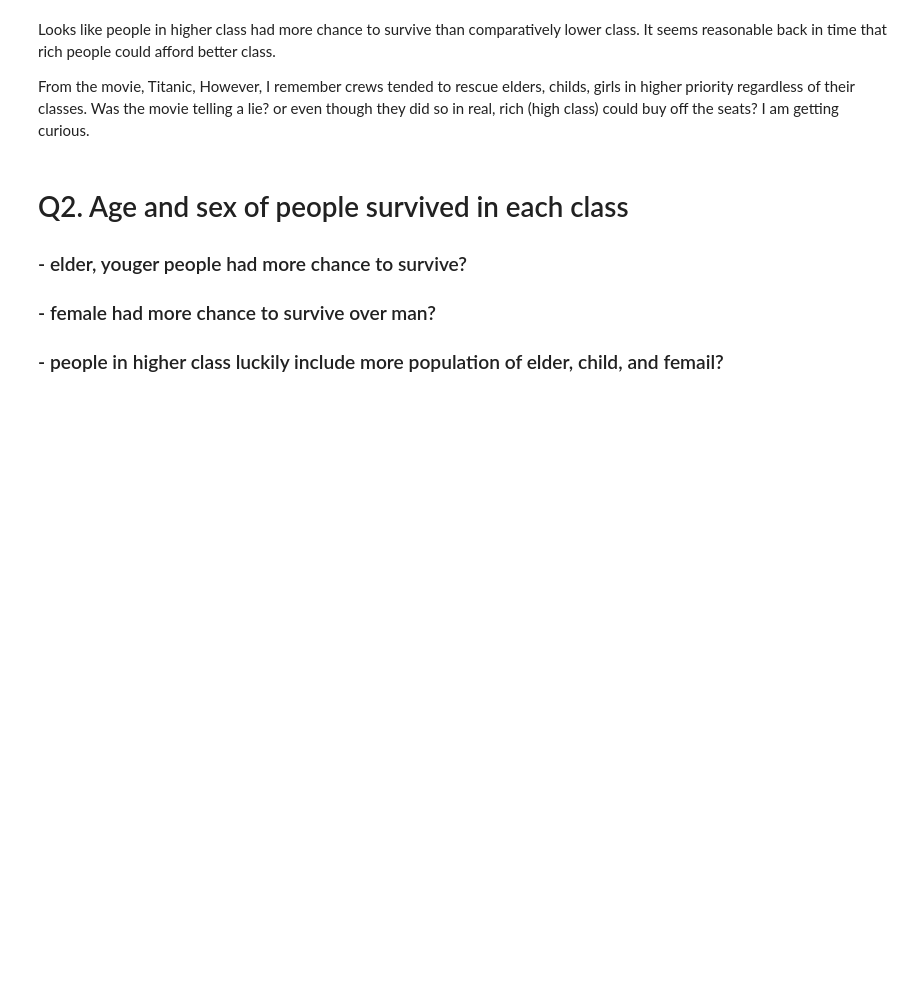
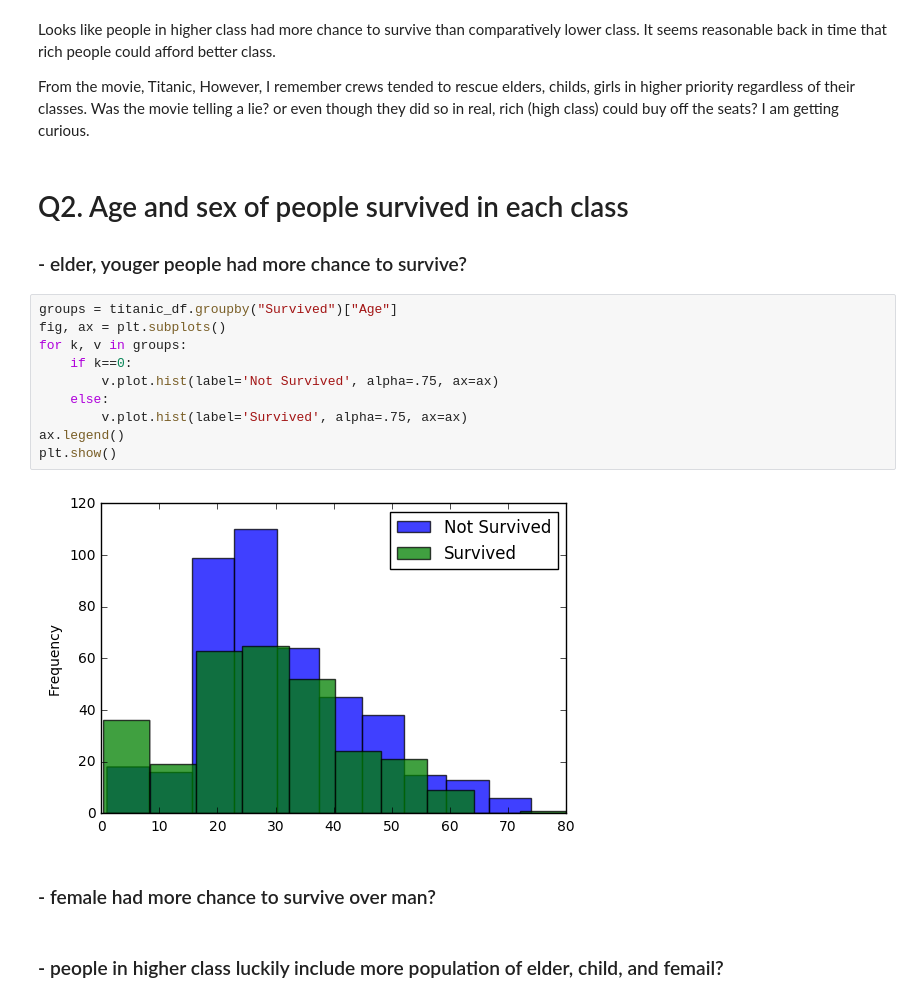
Before and after one commit to deep-diver/Data-Analysis-on-Titanic, a Jupyter notebook: titanic-analysis.ipynb, the cells around one changed output. Drawn from its saved outputs; the diff is of its cells as text; blank space fills up the shorter version.

Commit message:
adding histogram for age groups of survivors

```diff
--- a/titanic-analysis.ipynb
+++ b/titanic-analysis.ipynb
@@ -62,5 +74,19 @@ From the movie, Titanic, However, I remember crews tended to rescue elders, chil
 # %% [markdown]
 # Q2. Age and sex of people survived in each class
 ### - elder, youger people had more chance to survive?
-### - female had more chance to survive over man?
-### - people in higher class luckily include more population of elder, child, and femail?
+# %%
+groups = titanic_df.groupby("Survived")["Age"]
+fig, ax = plt.subplots()
+for k, v in groups:
+    if k==0:
+        v.plot.hist(label='Not Survived', alpha=.75, ax=ax)
+    else:
+        v.plot.hist(label='Survived', alpha=.75, ax=ax)
+ax.legend()
+plt.show()
+# %% [output]
+[figure, added]
+# %% [markdown]
+### - female had more chance to survive over man?
+# %% [markdown]
+### - people in higher class luckily include more population of elder, child, and femail?
```
Also changed, not shown: parts of 3 cells of this notebook.
